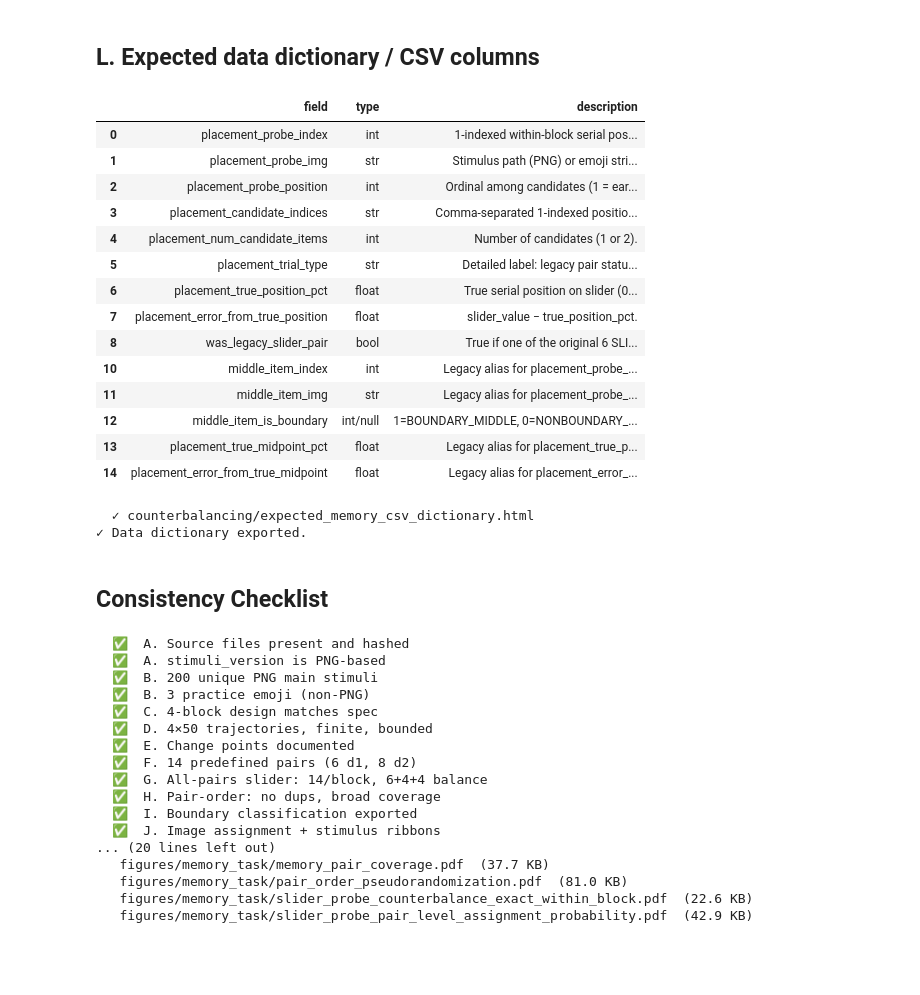
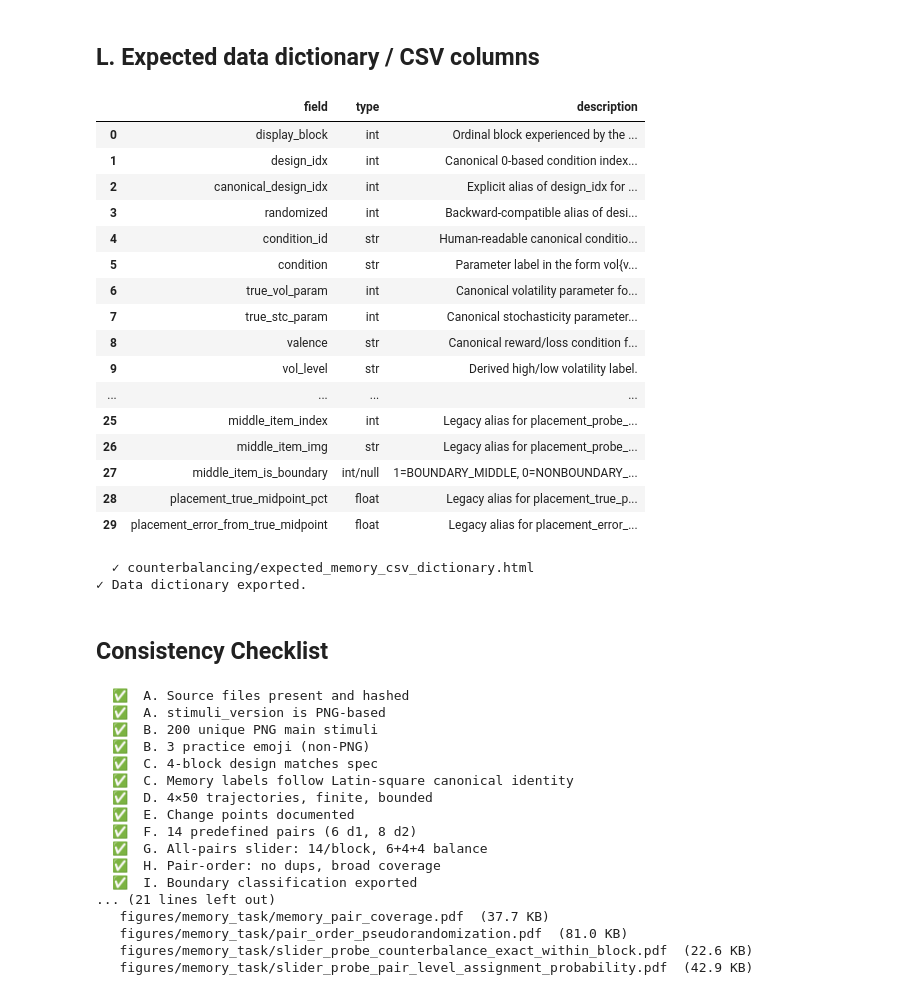
Before and after one commit to beaverjuly/DroneTask, a Jupyter notebook: design_checks/03 counterbalancing.ipynb, the cells around one changed output. Cells and saved outputs as stored; diff of their text form; code cells hidden in the pictures; blank space fills up the shorter version.

```diff
--- a/design_checks/03 counterbalancing.ipynb
+++ b/design_checks/03 counterbalancing.ipynb
@@ -510,50 +581,67 @@ except NameError:
 ## L. Expected data dictionary / CSV columns
 # %%
 dict_rows = [
+    ("display_block", "int", "Ordinal block experienced by the participant (1–4)."),
+    ("design_idx", "int", "Canonical 0-based condition index selected by the participant's Latin-square order."),
+    ("canonical_design_idx", "int", "Explicit alias of design_idx for unambiguous downstream analysis."),
+    ("randomized", "int", "Backward-compatible alias of design_idx."),
+    ("condition_id", "str", "Human-readable canonical condition identifier."),
+    ("condition", "str", "Parameter label in the form vol{value}_stc{value}."),
+    ("true_vol_param", "int", "Canonical volatility parameter for the displayed block."),
+    ("true_stc_param", "int", "Canonical stochasticity parameter for the displayed block."),
+    ("valence", "str", "Canonical reward/loss condition for the displayed block."),
+    ("vol_level", "str", "Derived high/low volatility label."),
+    ("stc_level", "str", "Derived high/low stochasticity label."),
+    ("condition_label_source", "str", "Runtime source: timeline or encoding_fallback."),
+    ("condition_label_mismatch", "bool", "True when timeline and encoding canonical indices disagree."),
+    ("condition_label_repaired", "bool", "Post-processing flag indicating a legacy/missing label was repaired from encoding."),
+    ("", "", ""),
     ("placement_probe_index", "int", "1-indexed within-block serial position of the selected slider probe item."),
     ("placement_probe_img", "str", "Stimulus path (PNG) or emoji string of the selected probe."),
     ("placement_probe_position", "int", "Ordinal among candidates (1 = earliest)."),
     ("placement_candidate_indices", "str", "Comma-separated 1-indexed positions of all candidate items."),
     ("placement_num_candidate_items", "int", "Number of candidates (1 or 2)."),
     ("placement_trial_type", "str", "Detailed label: legacy pair status + distance + probe position."),
     ("placement_true_position_pct", "float", "True serial position on slider (0\u2013100). E.g. [2,4] probe 3 \u2192 50.0; [6,9] probe 7 \u2192 33.33."),
     ("placement_error_from_true_position", "float", "slider_value \u2212 true_position_pct."),
     ("was_legacy_slider_pair", "bool", "True if one of the original 6 SLIDER_PAIRS."),
     ("", "", ""),
     ("middle_item_index", "int", "Legacy alias for placement_probe_index."),
     ("middle_item_img", "str", "Legacy alias for placement_probe_img."),
     ("middle_item_is_boundary", "int/null", "1=BOUNDARY_MIDDLE, 0=NONBOUNDARY_MIDDLE, null otherwise."),
     ("placement_true_midpoint_pct", "float", "Legacy alias for placement_true_position_pct. Now interpreted as true serial position, not literal midpoint."),
     ("placement_error_from_true_midpoint", "float", "Legacy alias for placement_error_from_true_position."),
 ]
 dict_df = pd.DataFrame(dict_rows, columns=["field","type","description"])
 display(dict_df[dict_df.field!=""])
 
 html = styled_table_css("datadict") + '<div id="datadict">'
 html += "<table><caption>Expected memory-task CSV data dictionary</caption>"
 html += "<tr><th>field</th><th>type</th><th>description</th></tr>"
 for _, row in dict_df.iterrows():
     if row.field == "": html += '<tr><td colspan="3" style="background:#e8e8e8;font-weight:700">Legacy compatibility fields</td></tr>'
     else: html += f"<tr><td><code>{row.field}</code></td><td>{row.type}</td><td>{row.description}</td></tr>"
 html += "</table></div>"
 save_html(html, "expected_memory_csv_dictionary.html", category="latin")
 print("\u2713 Data dictionary exported.")
 # %% [output]
 |  | field | type | description |
-| 0 | placement_probe_index | int | 1-indexed within-block serial pos... |
-| 1 | placement_probe_img | str | Stimulus path (PNG) or emoji stri... |
-| 2 | placement_probe_position | int | Ordinal among candidates (1 = ear... |
-| 3 | placement_candidate_indices | str | Comma-separated 1-indexed positio... |
-| 4 | placement_num_candidate_items | int | Number of candidates (1 or 2). |
-| 5 | placement_trial_type | str | Detailed label: legacy pair statu... |
-| 6 | placement_true_position_pct | float | True serial position on slider (0... |
-| 7 | placement_error_from_true_position | float | slider_value − true_position_pct. |
-| 8 | was_legacy_slider_pair | bool | True if one of the original 6 SLI... |
-| 10 | middle_item_index | int | Legacy alias for placement_probe_... |
-| 11 | middle_item_img | str | Legacy alias for placement_probe_... |
-| 12 | middle_item_is_boundary | int/null | 1=BOUNDARY_MIDDLE, 0=NONBOUNDARY_... |
-| 13 | placement_true_midpoint_pct | float | Legacy alias for placement_true_p... |
-| 14 | placement_error_from_true_midpoint | float | Legacy alias for placement_error_... |
+| 0 | display_block | int | Ordinal block experienced by the ... |
+| 1 | design_idx | int | Canonical 0-based condition index... |
+| 2 | canonical_design_idx | int | Explicit alias of design_idx for ... |
+| 3 | randomized | int | Backward-compatible alias of desi... |
+| 4 | condition_id | str | Human-readable canonical conditio... |
+| 5 | condition | str | Parameter label in the form vol{v... |
+| 6 | true_vol_param | int | Canonical volatility parameter fo... |
+| 7 | true_stc_param | int | Canonical stochasticity parameter... |
+| 8 | valence | str | Canonical reward/loss condition f... |
+| 9 | vol_level | str | Derived high/low volatility label. |
+| ... | ... | ... | ... |
+| 25 | middle_item_index | int | Legacy alias for placement_probe_... |
+| 26 | middle_item_img | str | Legacy alias for placement_probe_... |
+| 27 | middle_item_is_boundary | int/null | 1=BOUNDARY_MIDDLE, 0=NONBOUNDARY_... |
+| 28 | placement_true_midpoint_pct | float | Legacy alias for placement_true_p... |
+| 29 | placement_error_from_true_midpoint | float | Legacy alias for placement_error_... |
   ✓ counterbalancing/expected_memory_csv_dictionary.html
 ✓ Data dictionary exported.
 # %% [markdown]
@@ -577,6 +665,7 @@ checks = [
     ("B. 200 unique PNG main stimuli", len(set(STIMULUS_IMAGE_POOL_chk)) == 200),
     ("B. 3 practice emoji (non-PNG)", len(PRACTICE_EMOJI_chk) == 3),
     ("C. 4-block design matches spec", len(factors_vol) == 4 and len(factors_stc) == 4),
+    ("C. Memory labels follow Latin-square canonical identity", memory_label_checks_passed),
     ("D. 4×50 trajectories, finite, bounded", True),
     ("E. Change points documented", True),
     ("F. 14 predefined pairs (6 d1, 8 d2)", len(PREDEFINED_PAIRS_chk) == 14),
@@ -602,14 +691,14 @@ for e in exports:
   ✅  B. 200 unique PNG main stimuli
   ✅  B. 3 practice emoji (non-PNG)
   ✅  C. 4-block design matches spec
+  ✅  C. Memory labels follow Latin-square canonical identity
   ✅  D. 4×50 trajectories, finite, bounded
   ✅  E. Change points documented
   ✅  F. 14 predefined pairs (6 d1, 8 d2)
   ✅  G. All-pairs slider: 14/block, 6+4+4 balance
   ✅  H. Pair-order: no dups, broad coverage
   ✅  I. Boundary classification exported
-  ✅  J. Image assignment + stimulus ribbons
-... (20 lines left out)
+... (21 lines left out)
    figures/memory_task/memory_pair_coverage.pdf  (37.7 KB)
    figures/memory_task/pair_order_pseudorandomization.pdf  (81.0 KB)
    figures/memory_task/slider_probe_counterbalance_exact_within_block.pdf  (22.6 KB)
```
Also changed, not shown: parts of 3 cells of this notebook, 7 other files.
